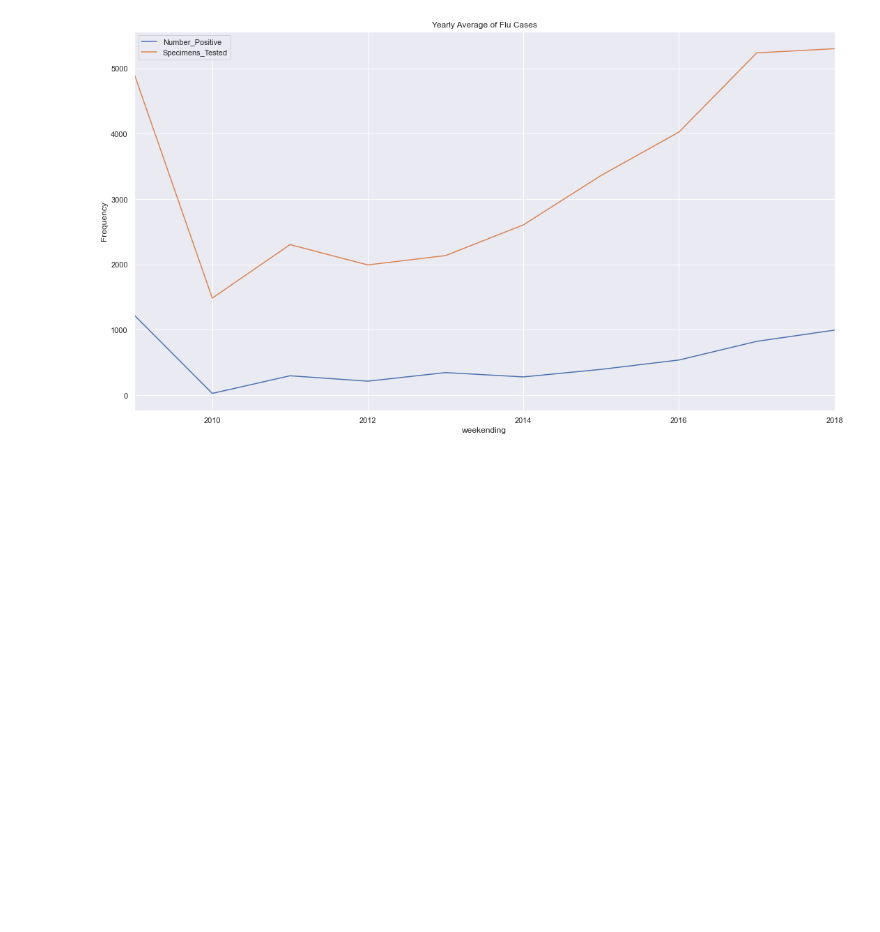
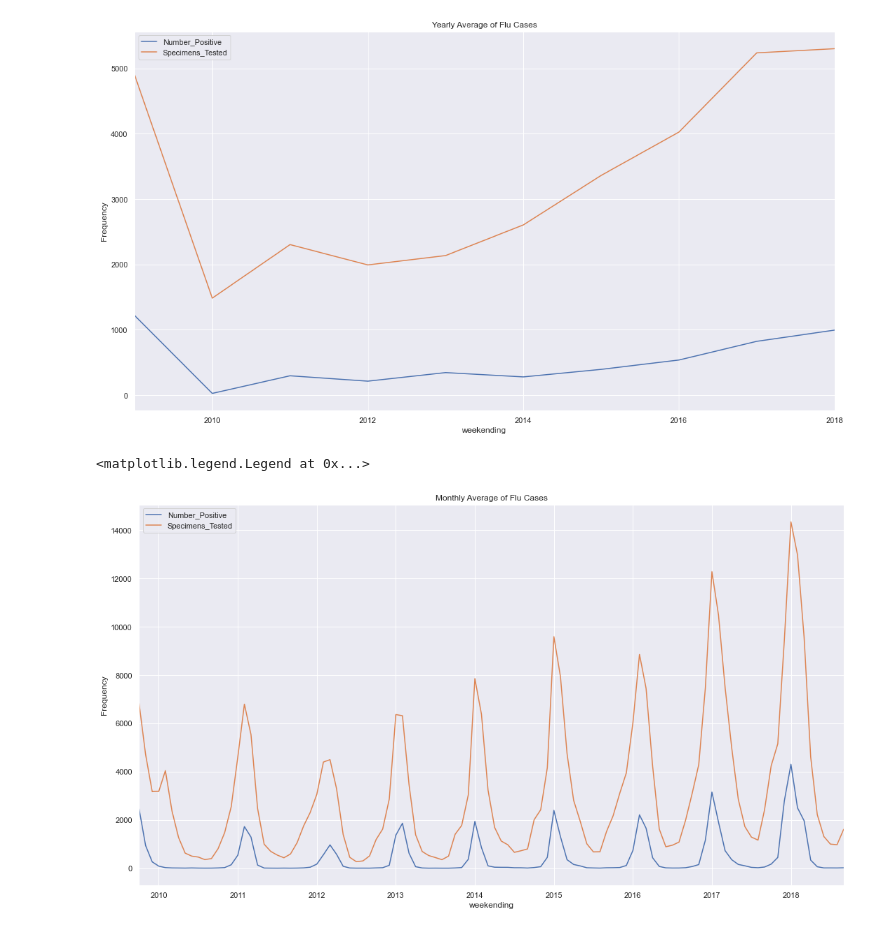
Before and after one commit to danypark91/ts_sarimax, a Jupyter notebook: flu.ipynb, the cells around one changed output. Drawn from its saved outputs; the diff is of its cells as text; code cells hidden in the pictures; blank space fills up the shorter version.

```diff
--- a/flu.ipynb
+++ b/flu.ipynb
@@ -197,3 +190,16 @@ legend =[]
+# %%
+#Monthly Average plot
+df_monthly = df_inf.resample("M").mean()
+
+df_monthly["Number_Positive"].plot(figsize=(18,10),
+                                 title="Monthly Average of Flu Cases",
+                                 ylabel="Frequency")
+df_monthly["Specimens_Tested"].plot()
+
+plt.legend()
+# %% [output]
+<matplotlib.legend.Legend at 0x...>
+[figure, added]
 # %%
 #Decomposing the Positive cases
 import statsmodels.api as sm
```
Also changed, not shown: parts of 4 cells of this notebook.
